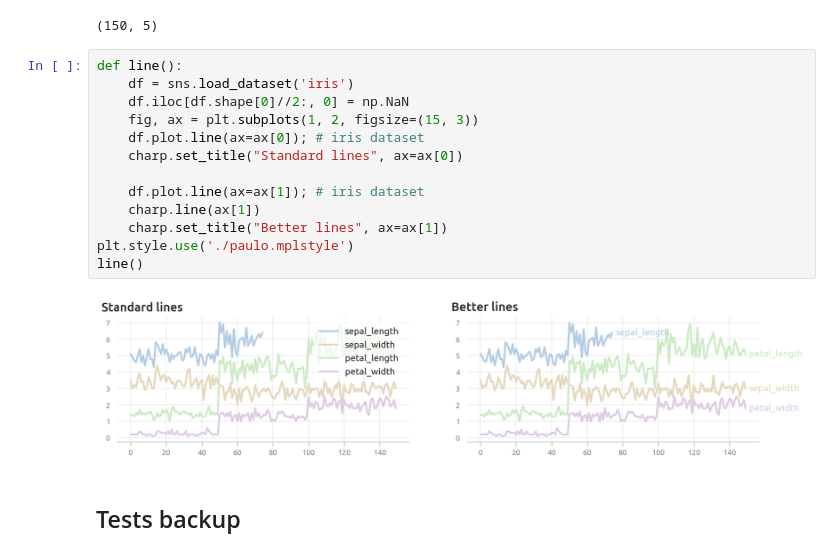
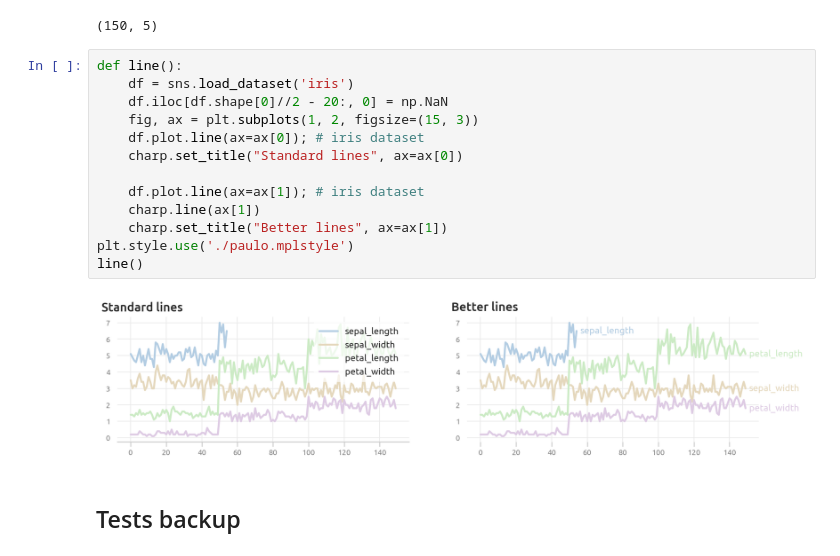
Before and after one commit to pauloneves/charp, a Jupyter notebook: plots.ipynb, the cells around one changed output. Saved outputs shown, nothing was run; the diff lists cells and outputs as text.

```diff
--- a/plots.ipynb
+++ b/plots.ipynb
@@ -147,18 +147,18 @@ df.shape
 # %%
 def line():
     df = sns.load_dataset('iris')
-    df.iloc[df.shape[0]//2:, 0] = np.NaN
+    df.iloc[df.shape[0]//2 - 20:, 0] = np.NaN
     fig, ax = plt.subplots(1, 2, figsize=(15, 3))
     df.plot.line(ax=ax[0]); # iris dataset
     charp.set_title("Standard lines", ax=ax[0])
 
     df.plot.line(ax=ax[1]); # iris dataset
     charp.line(ax[1])
     charp.set_title("Better lines", ax=ax[1])
 plt.style.use('./paulo.mplstyle')
 line()
 # %% [output]
-[figure, old version]
+[figure, new version]
 # %% [markdown]
 ## Tests backup
 # %%
```
Also changed, not shown: parts of 1 cell of this notebook, 1 other file.
